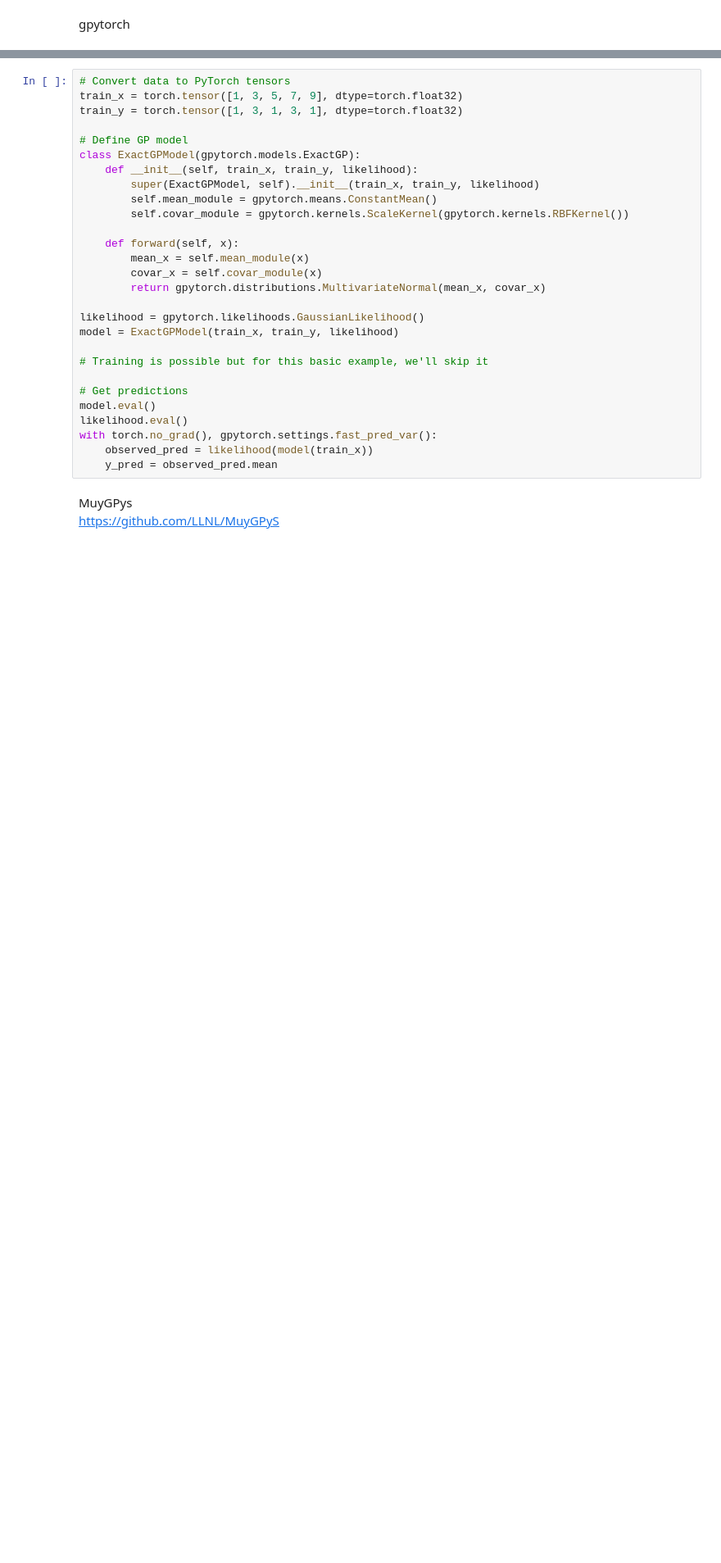
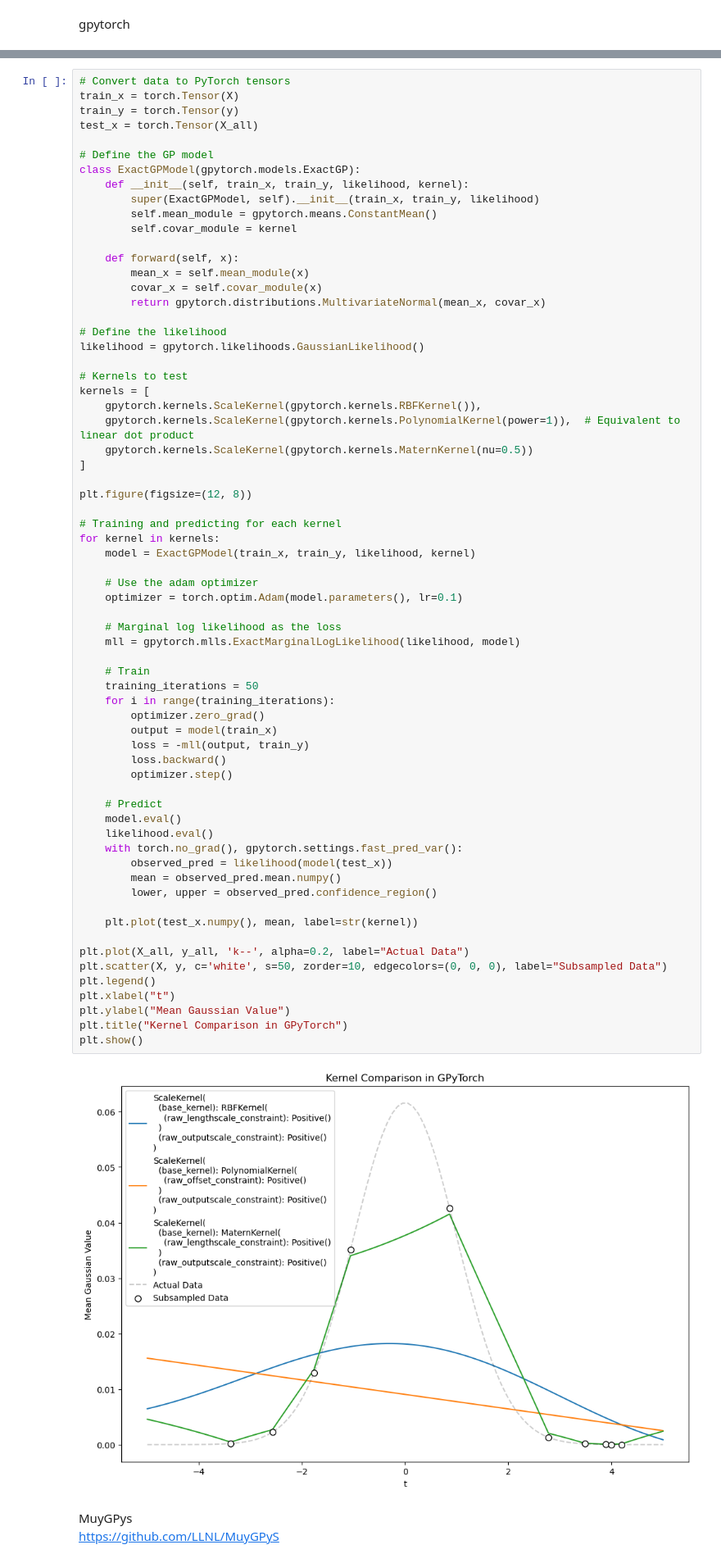
Before and after one commit to geo-smart/spacetime-elevation, a Jupyter notebook: contributors/morgan/1_One-dimensional_Implementations.ipynb, the cells around one changed output, grey strips where cells are left out. Shown at 82% size. Drawn from its saved outputs; the diff is of its cells as text; blank space fills up the shorter version.

```diff
--- a/contributors/morgan/1_One-dimensional_Implementations.ipynb
+++ b/contributors/morgan/1_One-dimensional_Implementations.ipynb
@@ -127,31 +133,71 @@ ModuleNotFoundError: No module named 'torch'
 # %%
 # Convert data to PyTorch tensors
-train_x = torch.tensor([1, 3, 5, 7, 9], dtype=torch.float32)
-train_y = torch.tensor([1, 3, 1, 3, 1], dtype=torch.float32)
+train_x = torch.Tensor(X)
+train_y = torch.Tensor(y)
+test_x = torch.Tensor(X_all)
 
-# Define GP model
+# Define the GP model
 class ExactGPModel(gpytorch.models.ExactGP):
-    def __init__(self, train_x, train_y, likelihood):
+    def __init__(self, train_x, train_y, likelihood, kernel):
         super(ExactGPModel, self).__init__(train_x, train_y, likelihood)
         self.mean_module = gpytorch.means.ConstantMean()
-        self.covar_module = gpytorch.kernels.ScaleKernel(gpytorch.kernels.RBFKernel())
+        self.covar_module = kernel
 
     def forward(self, x):
         mean_x = self.mean_module(x)
         covar_x = self.covar_module(x)
         return gpytorch.distributions.MultivariateNormal(mean_x, covar_x)
 
+# Define the likelihood
 likelihood = gpytorch.likelihoods.GaussianLikelihood()
-model = ExactGPModel(train_x, train_y, likelihood)
 
-# Training is possible but for this basic example, we'll skip it
+# Kernels to test
+kernels = [
+    gpytorch.kernels.ScaleKernel(gpytorch.kernels.RBFKernel()),
+    gpytorch.kernels.ScaleKernel(gpytorch.kernels.PolynomialKernel(power=1)),  # Equivalent to linear dot product
+    gpytorch.kernels.ScaleKernel(gpytorch.kernels.MaternKernel(nu=0.5))
+]
 
-# Get predictions
-model.eval()
-likelihood.eval()
-with torch.no_grad(), gpytorch.settings.fast_pred_var():
-    observed_pred = likelihood(model(train_x))
-    y_pred = observed_pred.mean
+plt.figure(figsize=(12, 8))
+
+# Training and predicting for each kernel
+for kernel in kernels:
+    model = ExactGPModel(train_x, train_y, likelihood, kernel)
+
+    # Use the adam optimizer
+    optimizer = torch.optim.Adam(model.parameters(), lr=0.1)
+
+    # Marginal log likelihood as the loss
+    mll = gpytorch.mlls.ExactMarginalLogLikelihood(likelihood, model)
+
+    # Train
+    training_iterations = 50
+    for i in range(training_iterations):
+        optimizer.zero_grad()
+        output = model(train_x)
+        loss = -mll(output, train_y)
+        loss.backward()
+        optimizer.step()
+
+    # Predict
+    model.eval()
+    likelihood.eval()
+    with torch.no_grad(), gpytorch.settings.fast_pred_var():
+        observed_pred = likelihood(model(test_x))
+        mean = observed_pred.mean.numpy()
+        lower, upper = observed_pred.confidence_region()
+
+    plt.plot(test_x.numpy(), mean, label=str(kernel))
+
+plt.plot(X_all, y_all, 'k--', alpha=0.2, label="Actual Data")
+plt.scatter(X, y, c='white', s=50, zorder=10, edgecolors=(0, 0, 0), label="Subsampled Data")
+plt.legend()
+plt.xlabel("t")
+plt.ylabel("Mean Gaussian Value")
+plt.title("Kernel Comparison in GPyTorch")
+plt.show()
+# %% [output]
+[figure, added]
 # %% [markdown]
 MuyGPys
 https://github.com/LLNL/MuyGPyS
```
Also changed, not shown: parts of 14 cells of this notebook.
